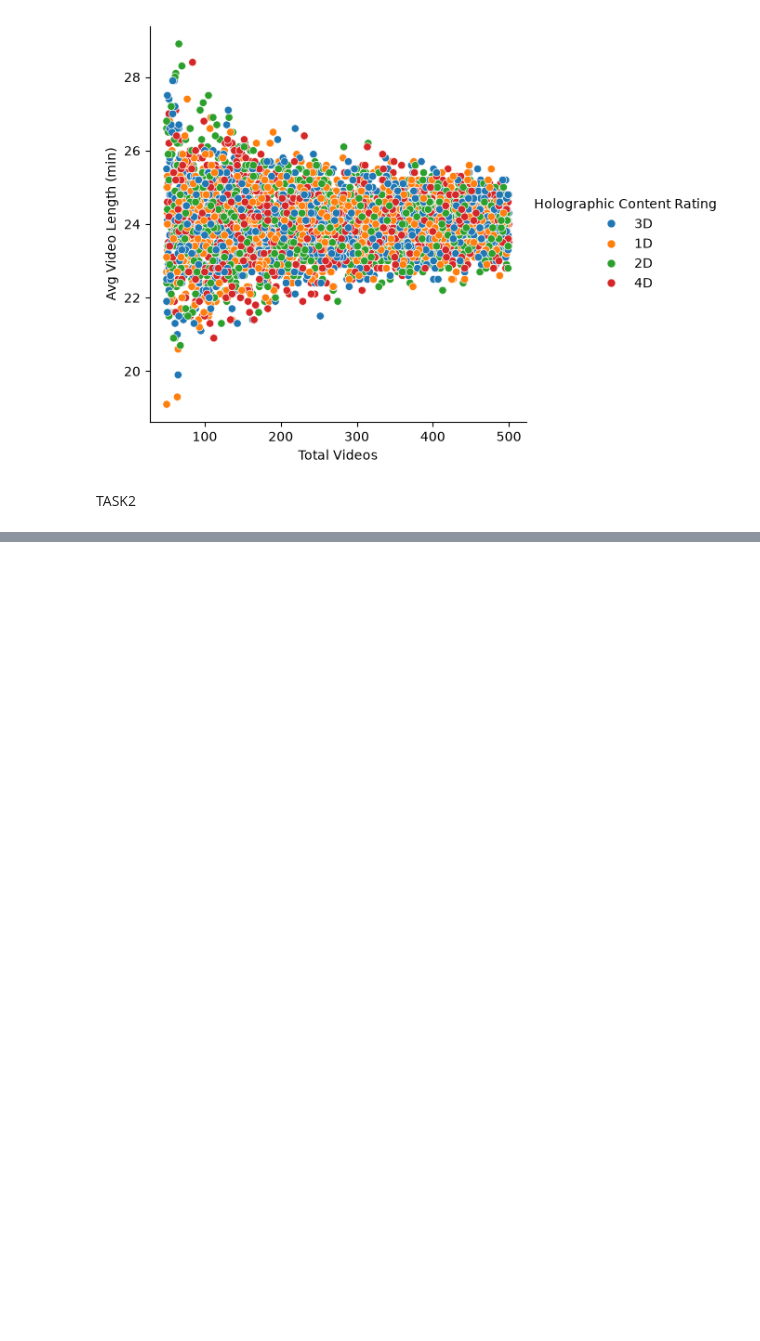
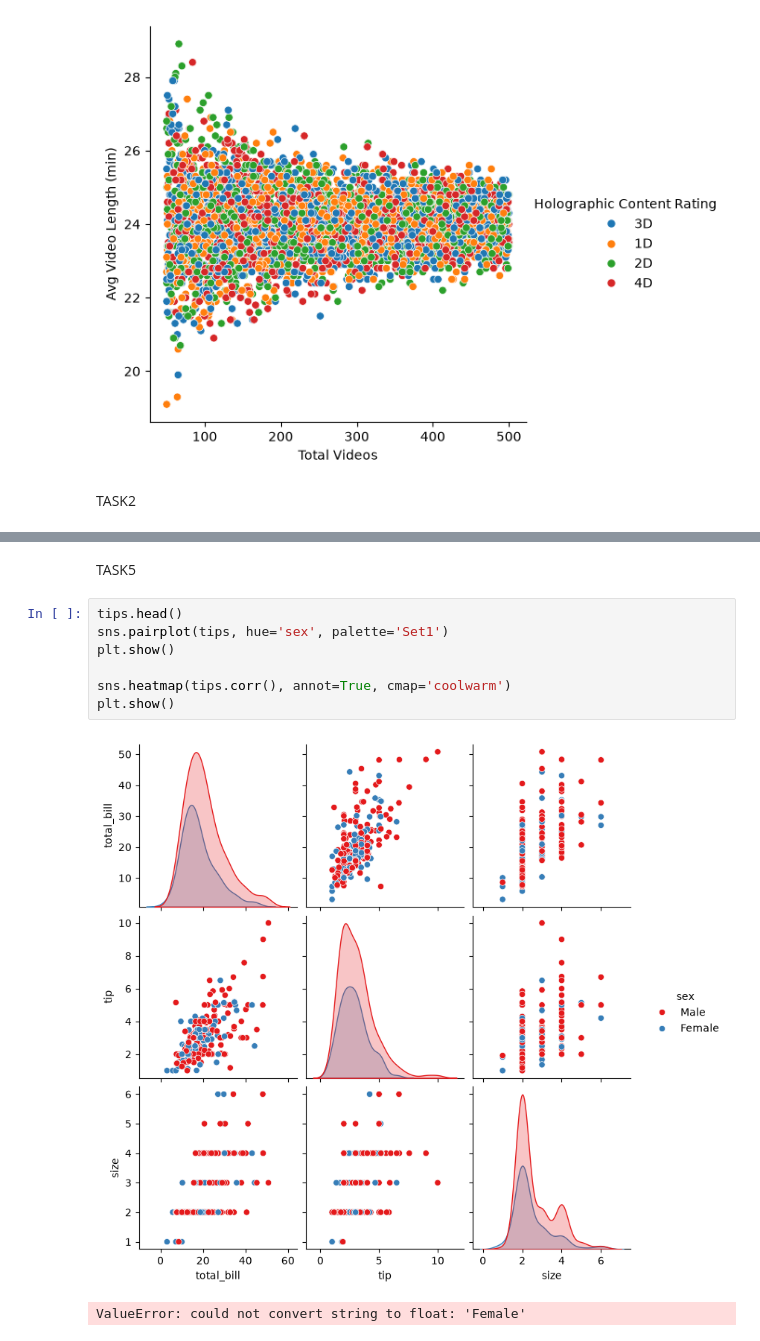
Before and after one commit to ak4shyadav/Seaborn, a Jupyter notebook: GenAI-Task12-AKASHYADAV/Assignment12.ipynb, the cells around one changed output, grey strips where cells are left out. Drawn from its saved outputs; the diff is of its cells as text; blank space fills up the shorter version.

```diff
--- a/GenAI-Task12-AKASHYADAV/Assignment12.ipynb
+++ b/GenAI-Task12-AKASHYADAV/Assignment12.ipynb
@@ -42,0 +69,12 @@ plt.show()
+# %% [markdown]
+TASK5
+# %%
+tips.head()
+sns.pairplot(tips, hue='sex', palette='Set1')
+plt.show()
+
+sns.heatmap(tips.corr(), annot=True, cmap='coolwarm')
+plt.show()
+# %% [output]
+[figure, added]
+ValueError: could not convert string to float: 'Female'
```
Also changed, not shown: parts of 10 cells of this notebook, 1 other file.
